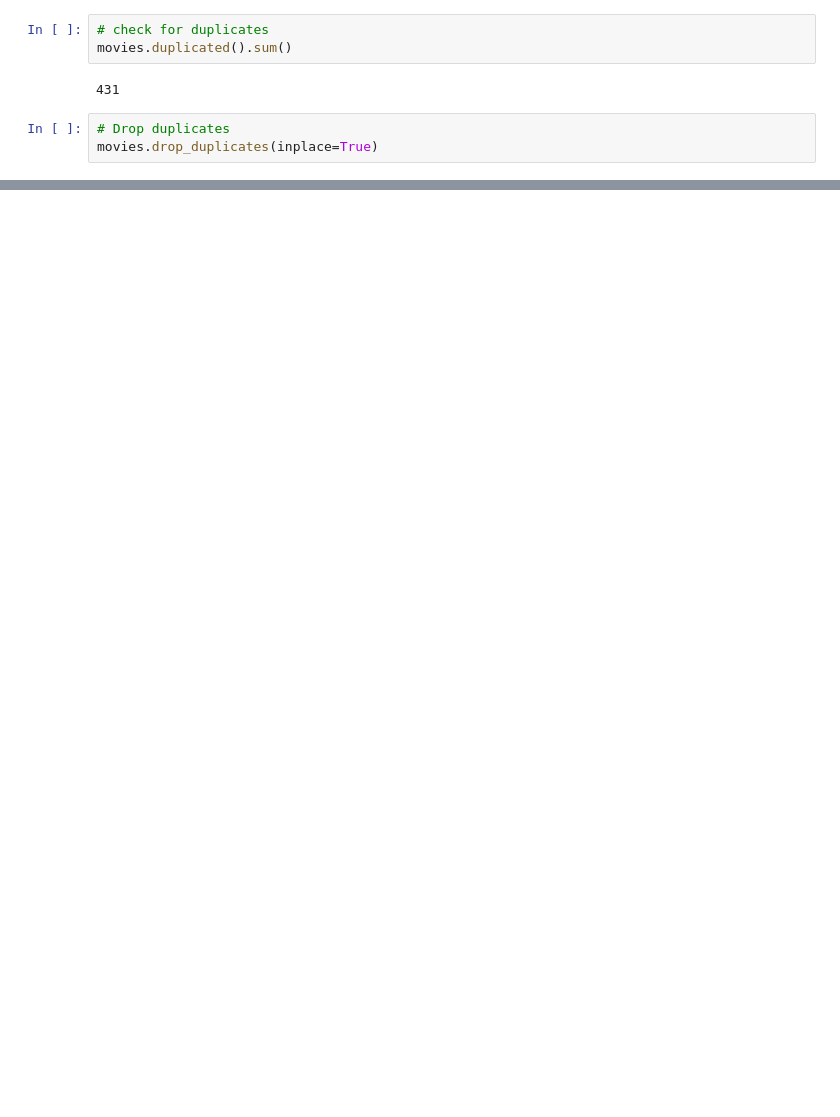
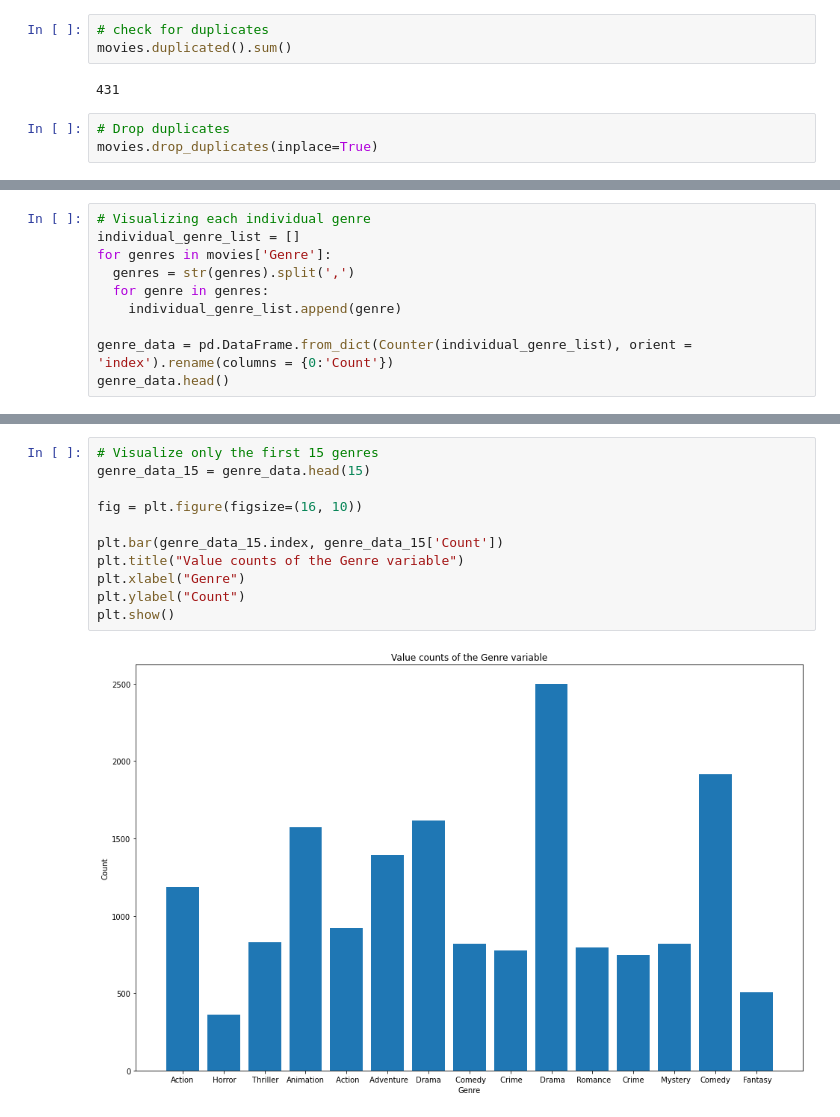
Before and after one commit to Beentha/stutern, a Jupyter notebook: Module8,Assignment3.ipynb, the cells around one changed output, grey strips where cells are left out. Cells and saved outputs as stored; diff of their text form; blank space fills up the shorter version.

```diff
--- a/Module8,Assignment3.ipynb
+++ b/Module8,Assignment3.ipynb
@@ -62,0 +192,10 @@ movies.drop_duplicates(inplace=True)
+# %%
+# Visualizing each individual genre
+individual_genre_list = []
+for genres in movies['Genre']:
+  genres = str(genres).split(',')
+  for genre in genres:
+    individual_genre_list.append(genre)
+
+genre_data = pd.DataFrame.from_dict(Counter(individual_genre_list), orient = 'index').rename(columns = {0:'Count'})
+genre_data.head()
@@ -62,0 +209,13 @@ movies.drop_duplicates(inplace=True)
+# %%
+# Visualize only the first 15 genres
+genre_data_15 = genre_data.head(15)
+
+fig = plt.figure(figsize=(16, 10))
+
+plt.bar(genre_data_15.index, genre_data_15['Count'])
+plt.title("Value counts of the Genre variable")
+plt.xlabel("Genre")
+plt.ylabel("Count")
+plt.show()
+# %% [output]
+[figure, added]
```
Also changed, not shown: parts of 25 cells of this notebook.
